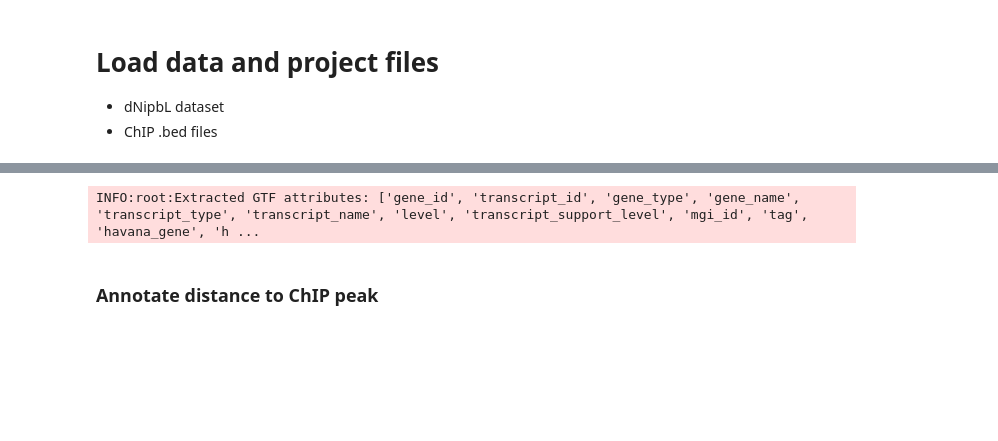
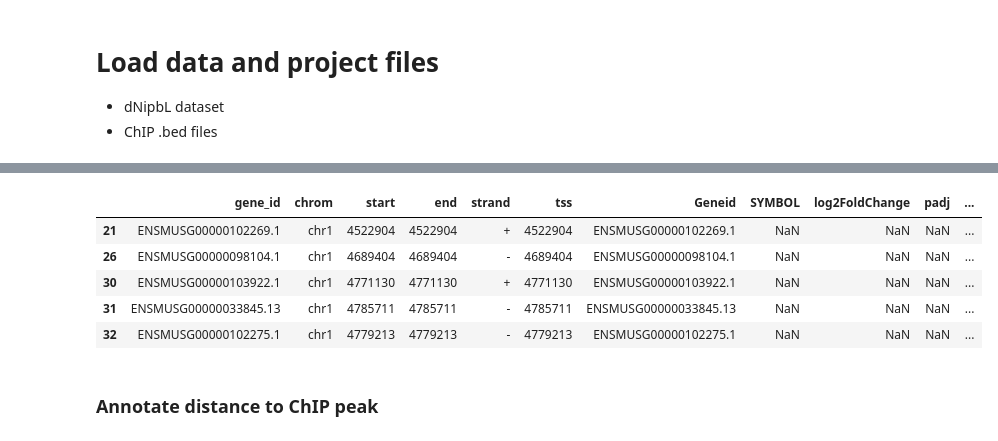
Before and after one commit to Bozhie/transcription_3Dfolding, a Jupyter notebook: transcription_3dfolding/transcription_data_analysis/20221108_dNipBL_proximal_proteins.ipynb, the cells around one changed output, grey strips where cells are left out. Saved outputs shown, nothing was run; the diff lists cells and outputs as text; code cells hidden in the pictures; blank space fills up the shorter version.

```diff
--- a/transcription_3dfolding/transcription_data_analysis/20221108_dNipBL_proximal_proteins.ipynb
+++ b/transcription_3dfolding/transcription_data_analysis/20221108_dNipBL_proximal_proteins.ipynb
@@ -36,28 +32,0 @@ day1_res_df = flt.label_DE_status(day1_res_df)
-# %%
-proj = "/project/fudenber_735/collaborations/karissa_2022/20220812_EA18-1_RNAseq-Analysis_forGeoff/"
-# Importing day 1 depletion in ESCs DEGS
-day1_sigRes = 'EA18.1_ESC_1d-depletion_DESeq2/20220817_EA18-1_resSig_ESC_1d-depletion.csv'
-vst_normalized_counts = 'EA18.1_ESC_1d-depletion_DESeq2/20220817_EA18-1_ESC-1d_sf-normalized_vst-transformed.csv'
-WT_samples = ['KHRNA1', 'KHRNA7', 'KHRNA13', 'KHRNA22', 'KHRNA23', 'KHRNA50']
-
-# import results table and add normalized feature counts to label non-significant genes
-day1_res_df = pd.read_csv(proj+day1_sigRes)
-vst_counts_df = pd.read_csv(proj+vst_normalized_counts).rename(columns={'Unnamed: 0' : 'Geneid'})
-vst_counts_df['avg_vst_counts'] = vst_counts_df[WT_samples].mean(axis='columns')
-day1_res_df = day1_res_df.merge(vst_counts_df[['Geneid', 'avg_vst_counts']], how='outer')
-
-# Getting TSSEs
-tss_df = read_gtf("/project/fudenber_735/collaborations/karissa_2022/old/RNAseq/STAR_Gencode_alignment/tss_annotions_gencode.vM23.primary_assembly.gtf")
-ts_intervals = flt.get_tss_gene_intervals(tss_df)
-
-# labelling our dataset
-day1_res_df = day1_res_df.merge(ts_intervals, left_on='Geneid', right_on='gene_id', how='left')
-
-# If could not find a TSS, drop entire row
-day1_res_df.dropna(subset=['start'], inplace=True)
-
-# Remove any genes mapped to chrX before proceeding --> save these for later analysis
-day1_res_df = day1_res_df[~day1_res_df.chrom.isin(['chrX'])]
-day1_res_df = bf.sanitize_bedframe(day1_res_df)
-# %% [output]
-INFO:root:Extracted GTF attributes: ['gene_id', 'transcript_id', 'gene_type', 'gene_name', 'transcript_type', 'transcript_name', 'level', 'transcript_support_level', 'mgi_id', 'tag', 'havana_gene', 'h ...
@@ -67,3 +33,12 @@ day1_res_df = flt.label_DE_status(day1_res_df)
+# %%
+day1_res_df.head(5)
+# %% [output]
+|  | gene_id | chrom | start | end | strand | tss | Geneid | SYMBOL | log2FoldChange | padj | ... |
+| 21 | ENSMUSG00000102269.1 | chr1 | 4522904 | 4522904 | + | 4522904 | ENSMUSG00000102269.1 | NaN | NaN | NaN | ... |
+| 26 | ENSMUSG00000098104.1 | chr1 | 4689404 | 4689404 | - | 4689404 | ENSMUSG00000098104.1 | NaN | NaN | NaN | ... |
+| 30 | ENSMUSG00000103922.1 | chr1 | 4771130 | 4771130 | + | 4771130 | ENSMUSG00000103922.1 | NaN | NaN | NaN | ... |
+| 31 | ENSMUSG00000033845.13 | chr1 | 4785711 | 4785711 | - | 4785711 | ENSMUSG00000033845.13 | NaN | NaN | NaN | ... |
+| 32 | ENSMUSG00000102275.1 | chr1 | 4779213 | 4779213 | - | 4779213 | ENSMUSG00000102275.1 | NaN | NaN | NaN | ... |
 # %%
 # Load Chip-Seq files
 chip_folder = "/project/fudenber_735/collaborations/karissa_2022/2022_09_features_for_RNAseq/ChIP-seq_in_WT-parental-E14/"
```
Also changed, not shown: parts of 15 cells of this notebook.
